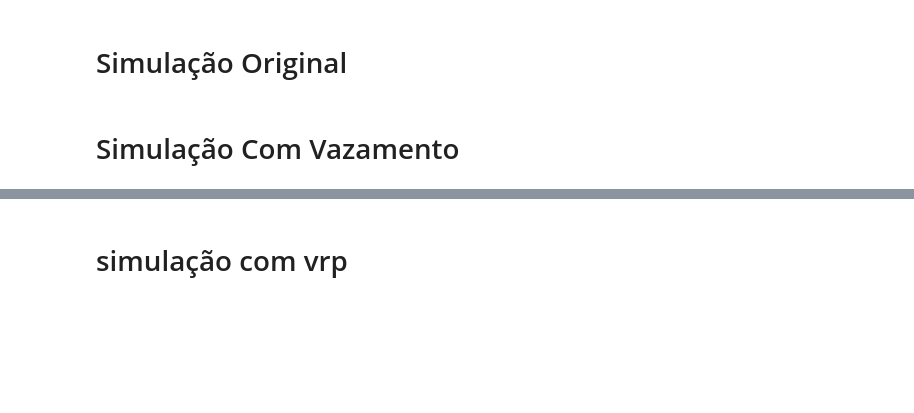
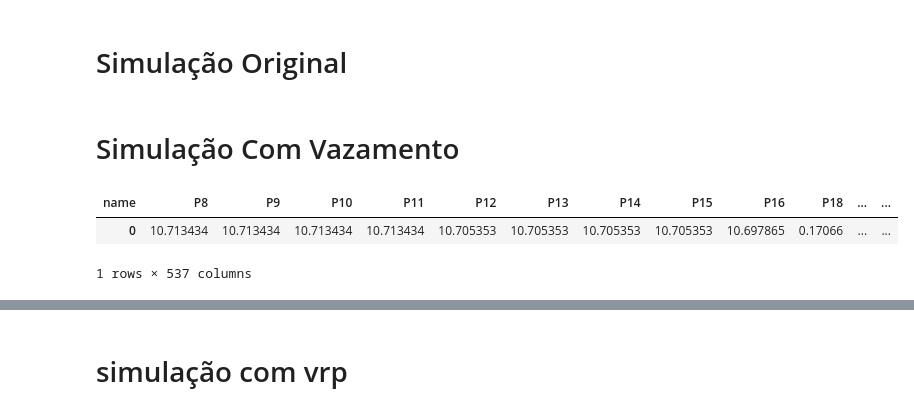
Before and after one commit to kaioribeiro97/WNTR, a Jupyter notebook: 1- Tank.ipynb, the cells around one changed output, grey strips where cells are left out. Drawn from its saved outputs; the diff is of its cells as text; code cells hidden in the pictures; blank space fills up the shorter version.

```diff
--- a/1- Tank.ipynb
+++ b/1- Tank.ipynb
@@ -146,7 +145,7 @@ wn.add_reservoir(nome_reservatorio, base_head=base_head, coordinates=coordinates
 # Adiciona a tubulação conectando o reservatório ao nó N49 (ajuste conforme necessário)
 nome_tubulacao = 'P_R1_N49'
 comprimento = 0.10
-diametro = 110
+diametro = 0.11
 rugosidade = 140
 wn.add_pipe(nome_tubulacao, nome_reservatorio, 'N49', length=comprimento, diameter=diametro, roughness=rugosidade)
 
@@ -177,6 +176,16 @@ wn.add_junction(nome_vazamento, base_demand=demanda_vazamento, demand_pattern=No
 # Divide o trecho original em dois
 wn.add_pipe('P17_1', nome_no_inicio, nome_vazamento, length=comprimento_total/2, diameter=diametro_trecho, roughness=rugosidade_trecho)
 wn.add_pipe('P17_2', nome_vazamento, nome_no_fim, length=comprimento_total/2, diameter=diametro_trecho, roughness=rugosidade_trecho)
+
+#Mudando o diametro de toda a rede
+# Supondo que 'wn' é seu WaterNetworkModel já carregado
+# novo_diametro_mm = 60  # exemplo: 150 mm
+# novo_diametro_m = novo_diametro_mm / 1000.0
+
+# for pipe_name in wn.pipe_name_list:
+#     pipe = wn.get_link(pipe_name)
+#     pipe.diameter = novo_diametro_m
+
 
 # --- Simulação hidráulica ---
 sim = wntr.sim.EpanetSimulator(wn)
@@ -256,3 +265,9 @@ for node, (lat, lon) in nodes_latlon.items():
 
 # Salve o mapa interativo
 m.save('rede_pressao_vazamento.html')
+# %%
+results.link['velocity']
+# %% [output]
+| name | P8 | P9 | P10 | P11 | P12 | P13 | P14 | P15 | P16 | P18 | ... | ... |
+| 0 | 10.713434 | 10.713434 | 10.713434 | 10.713434 | 10.705353 | 10.705353 | 10.705353 | 10.705353 | 10.697865 | 0.17066 | ... | ... |
+1 rows × 537 columns
```
Also changed, not shown: parts of 6 cells of this notebook, 8 other files.
